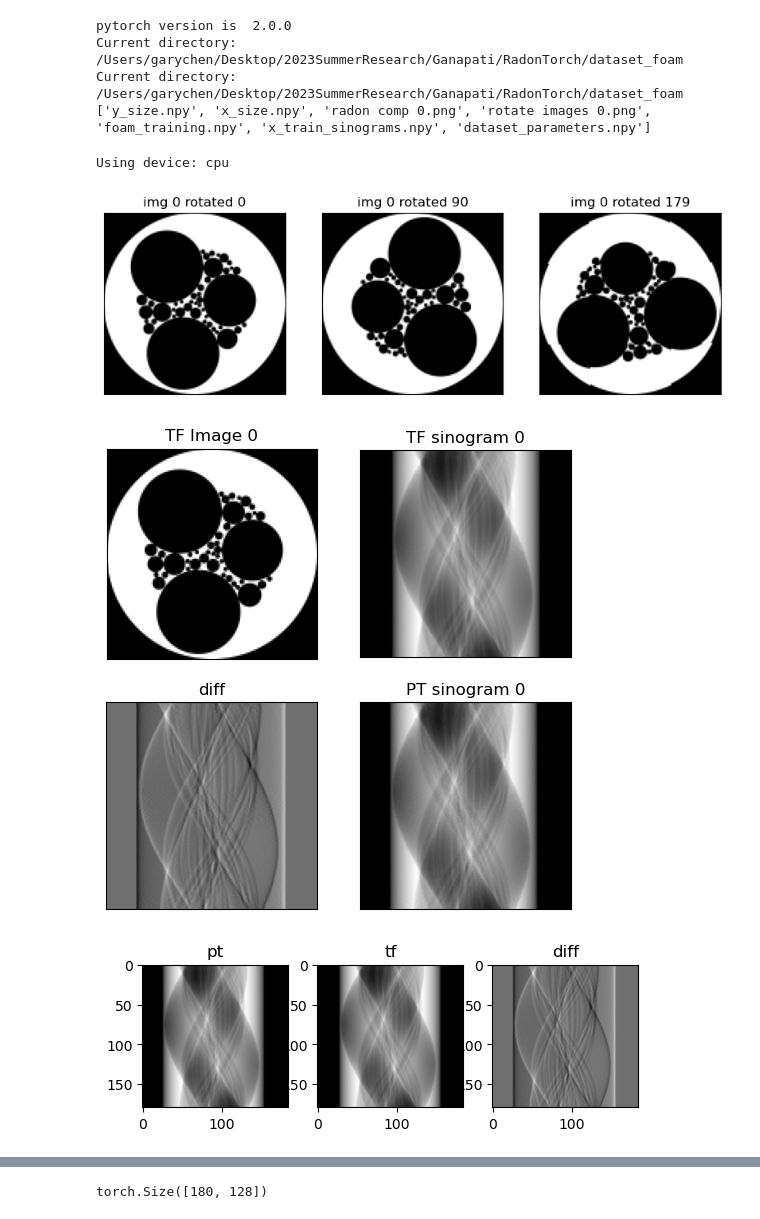
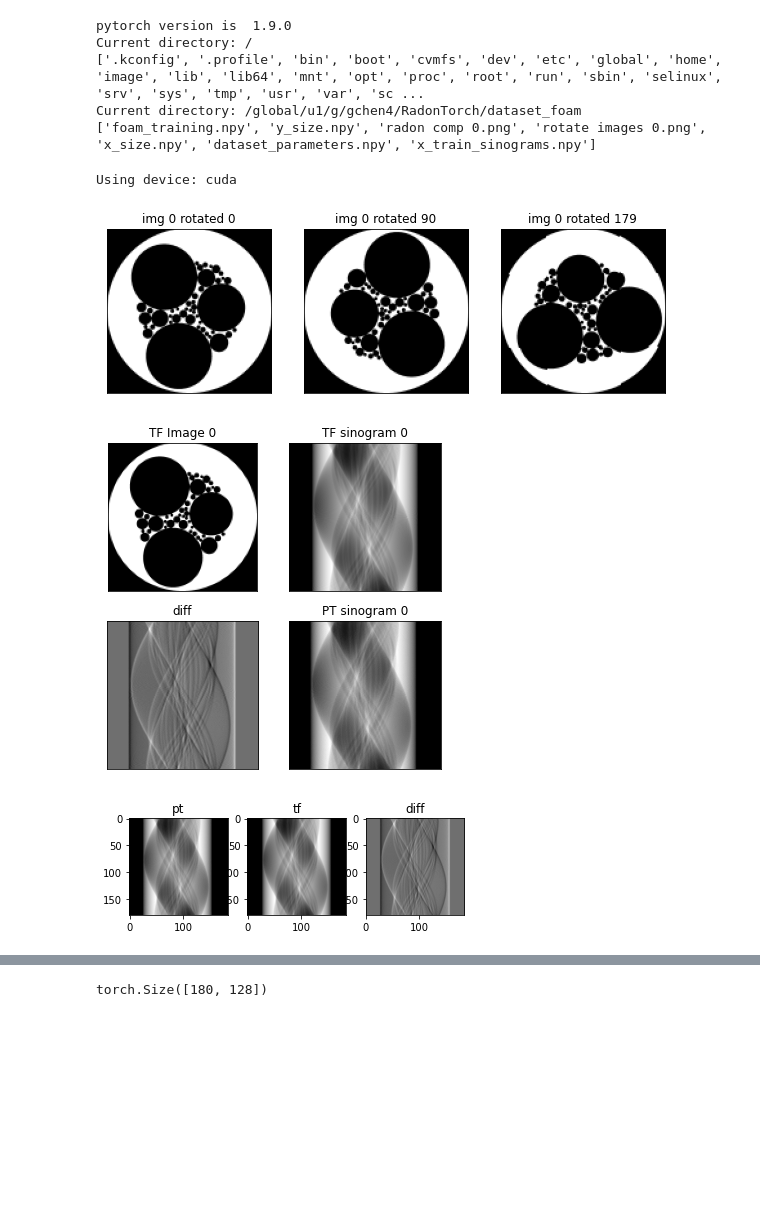
Before and after one commit to gigantocypris/RadonTorch, a Jupyter notebook: inverseRadon/inverse_Radon.ipynb, the cells around one changed output, grey strips where cells are left out. Drawn from its saved outputs; the diff is of its cells as text; code cells hidden in the pictures; blank space fills up the shorter version.

```diff
--- a/inverseRadon/inverse_Radon.ipynb
+++ b/inverseRadon/inverse_Radon.ipynb
@@ -25,7 +25,10 @@ print('pytorch version is ', torch.__version__)
 import os
 current_directory = os.getcwd()
 print("Current directory:", current_directory)
-target_directory = '/Users/garychen/Desktop/2023SummerResearch/Ganapati/RadonTorch/dataset_foam'
+files = os.listdir(current_directory)
+print(files)
+#target_directory = '/Users/garychen/Desktop/2023SummerResearch/Ganapati/RadonTorch/dataset_foam' #on local mac
+target_directory = '/global/u1/g/gchen4/RadonTorch/dataset_foam'
 os.chdir(target_directory)
 
 current_directory = os.getcwd()
@@ -33,10 +36,11 @@ print("Current directory:", current_directory)
 files = os.listdir(current_directory)
 print(files)
 # %% [output]
-pytorch version is  2.0.0
-Current directory: /Users/garychen/Desktop/2023SummerResearch/Ganapati/RadonTorch/dataset_foam
-Current directory: /Users/garychen/Desktop/2023SummerResearch/Ganapati/RadonTorch/dataset_foam
-['y_size.npy', 'x_size.npy', 'radon comp 0.png', 'rotate images 0.png', 'foam_training.npy', 'x_train_sinograms.npy', 'dataset_parameters.npy']
+pytorch version is  1.9.0
+Current directory: /
+['.kconfig', '.profile', 'bin', 'boot', 'cvmfs', 'dev', 'etc', 'global', 'home', 'image', 'lib', 'lib64', 'mnt', 'opt', 'proc', 'root', 'run', 'sbin', 'selinux', 'srv', 'sys', 'tmp', 'usr', 'var', 'sc ...
+Current directory: /global/u1/g/gchen4/RadonTorch/dataset_foam
+['foam_training.npy', 'y_size.npy', 'radon comp 0.png', 'rotate images 0.png', 'x_size.npy', 'dataset_parameters.npy', 'x_train_sinograms.npy']
 # %%
 #%time # on Jupyter Notebook
 
@@ -140,6 +144,7 @@ if torch.cuda.is_available():
 else:
     device = torch.device('cpu')
 print(f'Using device: {device}')
+device = torch.device('cpu')
 
 data_loader = Data_loader()
 radon_tranformer = Radon_Transform()
@@ -173,34 +178,34 @@ def plot_2_img_tensor(image1, image2, title1, title2):
 plot_2_img_tensor(pt_sinogram,tf_sinogram,"pt","tf")
 
 '''
 print("images shape", images_tensor.shape)
 print("image1 shape", image.shape)
 print("image1 dtpye", image.dtype)
 print("tf_sinograms_tensor shape", tf_sinograms_tensor.shape)
 print("tf_sinogram shape", tf_sinogram.shape)
 print("tf_sinogram dtpye", tf_sinogram.dtype)
 '''
 
 rotate_angle = 60
 a = rotated_images[0]
 b = rotated_images[rotate_angle]
 c = F.rotate(b.unsqueeze(0),rotate_angle+90)
 c = c.reshape(128,128)
 def plot_2_img_tensor(image1, image2, title1, title2):
     fig, axs = plt.subplots(1, 3,figsize=(10, 6))
     axs[0].imshow(image1.cpu().numpy(), cmap='gray')
     axs[0].set_title(title1)
     axs[1].imshow(image2.cpu().numpy(), cmap='gray')
     axs[1].set_title(title2)
     axs[2].imshow(image2.cpu().numpy()-image1.cpu().numpy(), cmap='gray')
     axs[2].set_title('diff')
     for i in range(len(axs)):
         axs[i].set_xticks([])
         axs[i].set_yticks([])
     plt.show()
 plot_2_img_tensor(a,c,'og','processed')
 # %% [output]
-Using device: cpu
+Using device: cuda
-[figure, old version]
+[figure, new version]
-[figure, old version]
+[figure, new version]
-[figure, old version]
+[figure, new version]
```
Also changed, not shown: parts of 2 cells of this notebook.
